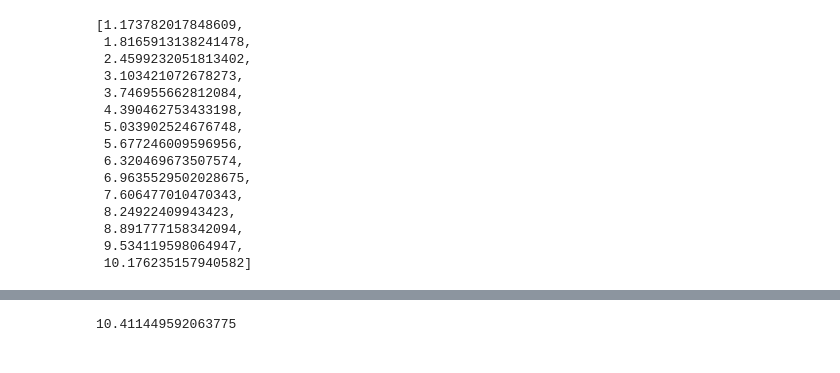
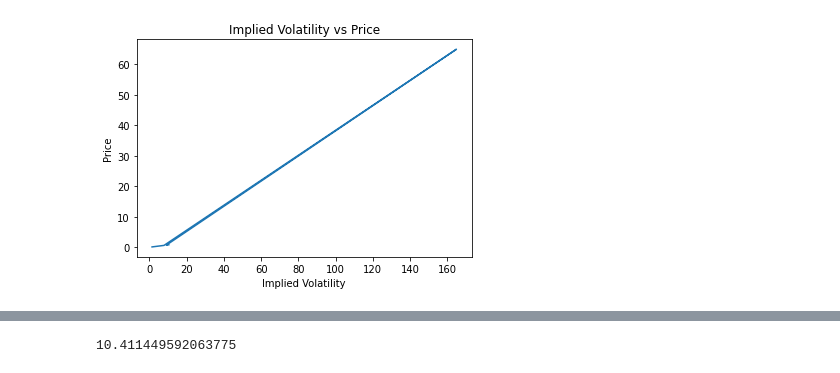
Before and after one commit to MEstrada21/FinTech-545-Spring2023, a Jupyter notebook: Week06/Project/HomeworkWeek06.ipynb, the cells around one changed output, grey strips where cells are left out. Cells and saved outputs as stored; diff of their text form; code cells hidden in the pictures.

```diff
--- a/Week06/Project/HomeworkWeek06.ipynb
+++ b/Week06/Project/HomeworkWeek06.ipynb
@@ -154,22 +154,12 @@ def ArrayOfPricesGivenVols(OptionParams,IV_Array):
 
 AAPLCallSide= ArrayOfPricesGivenVols(AAPL_Call,Implied_Volatility)
 AAPLPutSide= ArrayOfPricesGivenVols(AAPL_Put,Implied_Volatility)
-
-AAPLCallSide
-AAPLPutSide
-# %% [output]
-[1.173782017848609,
- 1.8165913138241478,
- 2.4599232051813402,
- 3.103421072678273,
- 3.746955662812084,
- 4.390462753433198,
- 5.033902524676748,
- 5.677246009596956,
- 6.320469673507574,
- 6.9635529502028675,
- 7.606477010470343,
- 8.24922409943423,
- 8.891777158342094,
- 9.534119598064947,
- 10.176235157940582]
+# %%
+AAPLCallSide
+plt.plot(AAPLCallSide, Implied_Volatility)
+plt.xlabel('Implied Volatility')
+plt.ylabel('Price')
+plt.title('Implied Volatility vs Price')
+plt.show()
+# %% [output]
+[figure, added]
```
Also changed, not shown: parts of 16 cells of this notebook, 2 other files.
